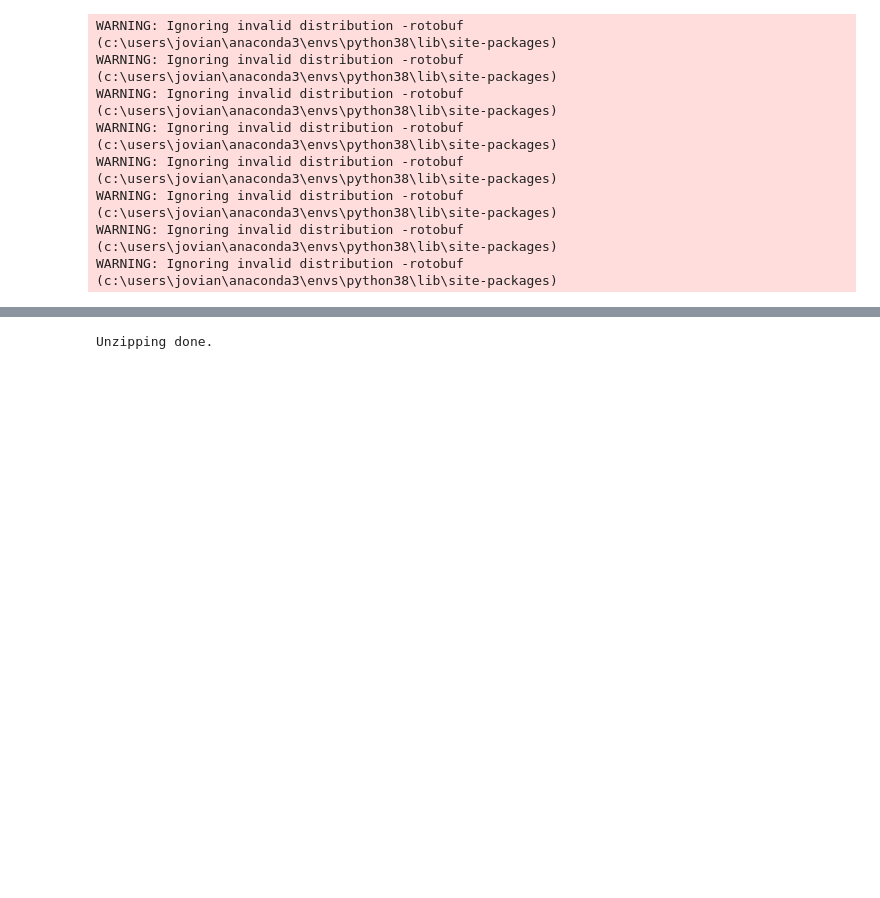
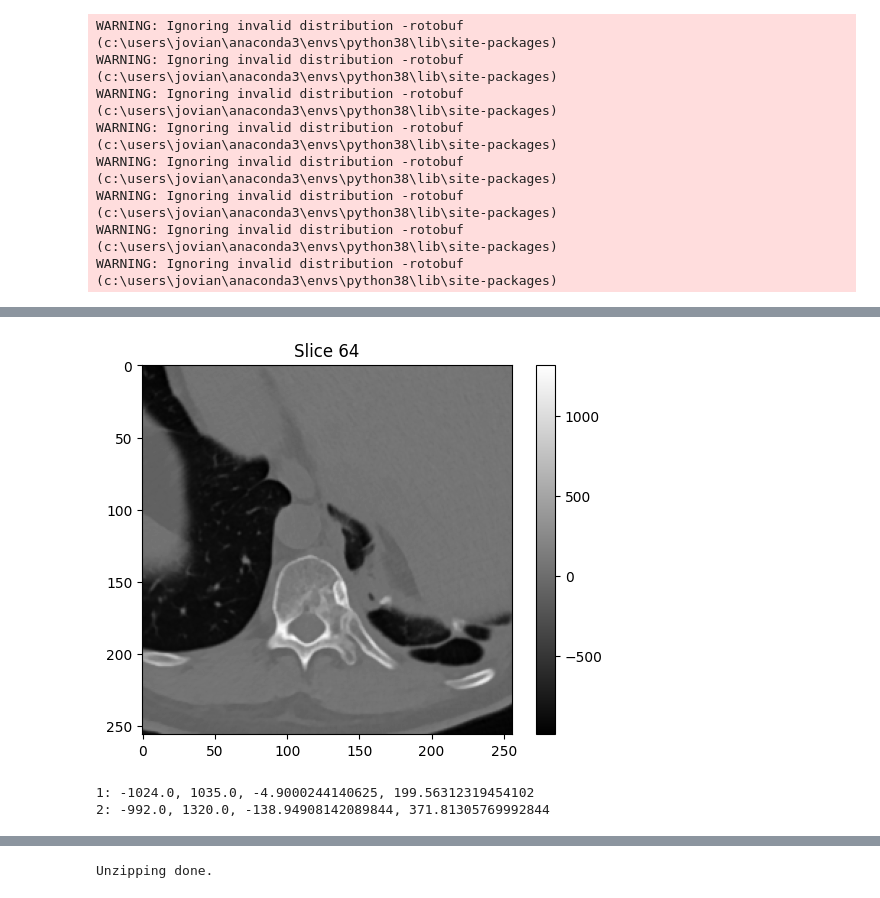
Before and after one commit to jovianw/swinunet, a Jupyter notebook: swinunet.ipynb, the cells around one changed output, grey strips where cells are left out. Drawn from its saved outputs; the diff is of its cells as text; code cells hidden in the pictures; blank space fills up the shorter version.

```diff
--- a/swinunet.ipynb
+++ b/swinunet.ipynb
@@ -102,0 +156,18 @@ config = get_config(args)
+# %%
+# Visualize a single image slice (adjust the slice number as needed)
+plt.imshow(rotated_slice, cmap='gray')
+plt.title(f'Slice {slice_number}')
+plt.colorbar()
+plt.show()
+
+# # Image 3D visualization using nilearn
+# plotting.plot_anat(nifti_image)
+# plt.show()
+# %% [output]
+[figure, added]
+# %%
+print(f"1: {np.min(rotated_slice)}, {np.max(rotated_slice)}, {np.mean(rotated_slice)}, {np.std(rotated_slice)}")
+print(f"2: {np.min(rotated_slice_2)}, {np.max(rotated_slice_2)}, {np.mean(rotated_slice_2)}, {np.std(rotated_slice_2)}")
+# %% [output]
+1: -1024.0, 1035.0, -4.9000244140625, 199.56312319454102
+2: -992.0, 1320.0, -138.94908142089844, 371.81305769992844
```
Also changed, not shown: parts of 21 cells of this notebook, 2 other files.
